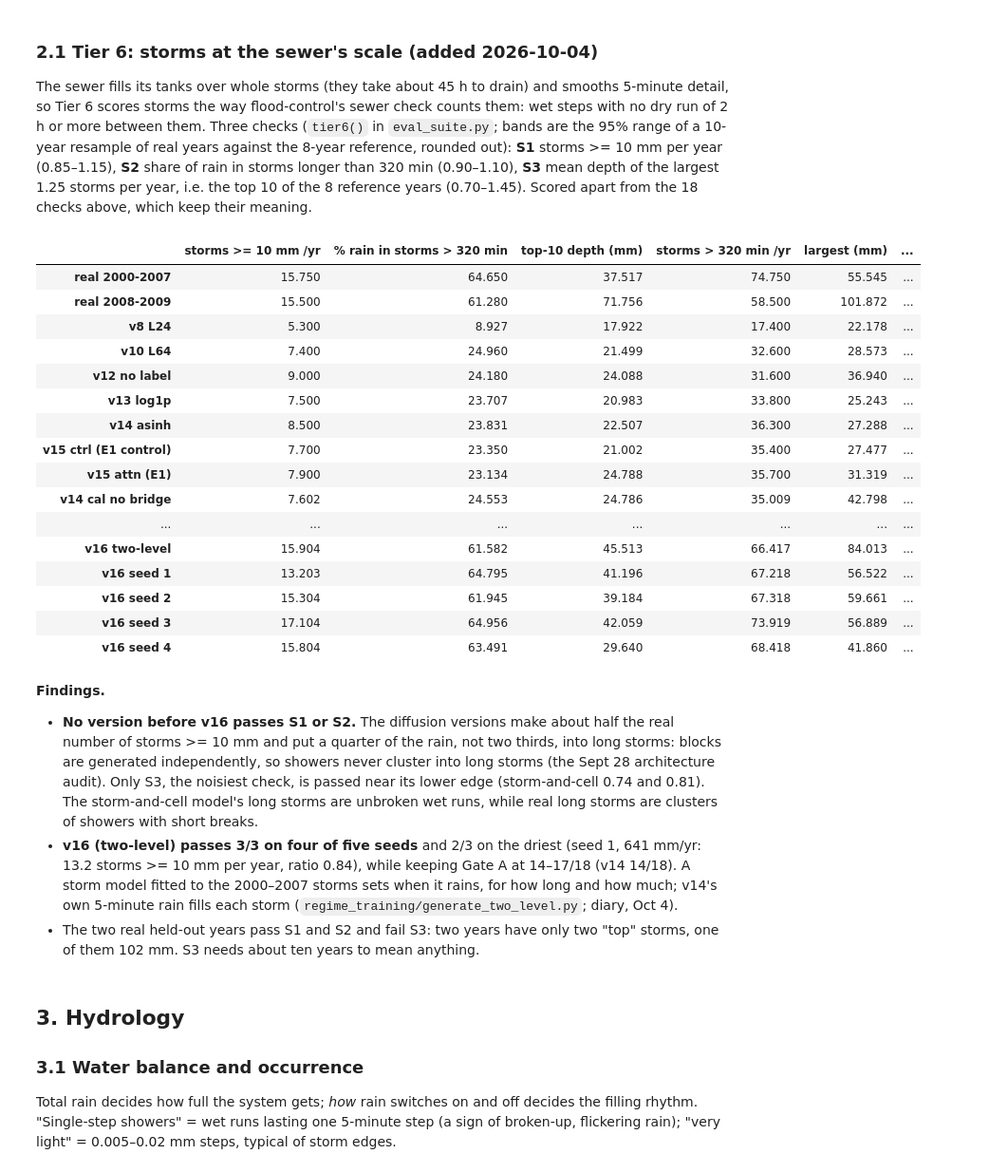
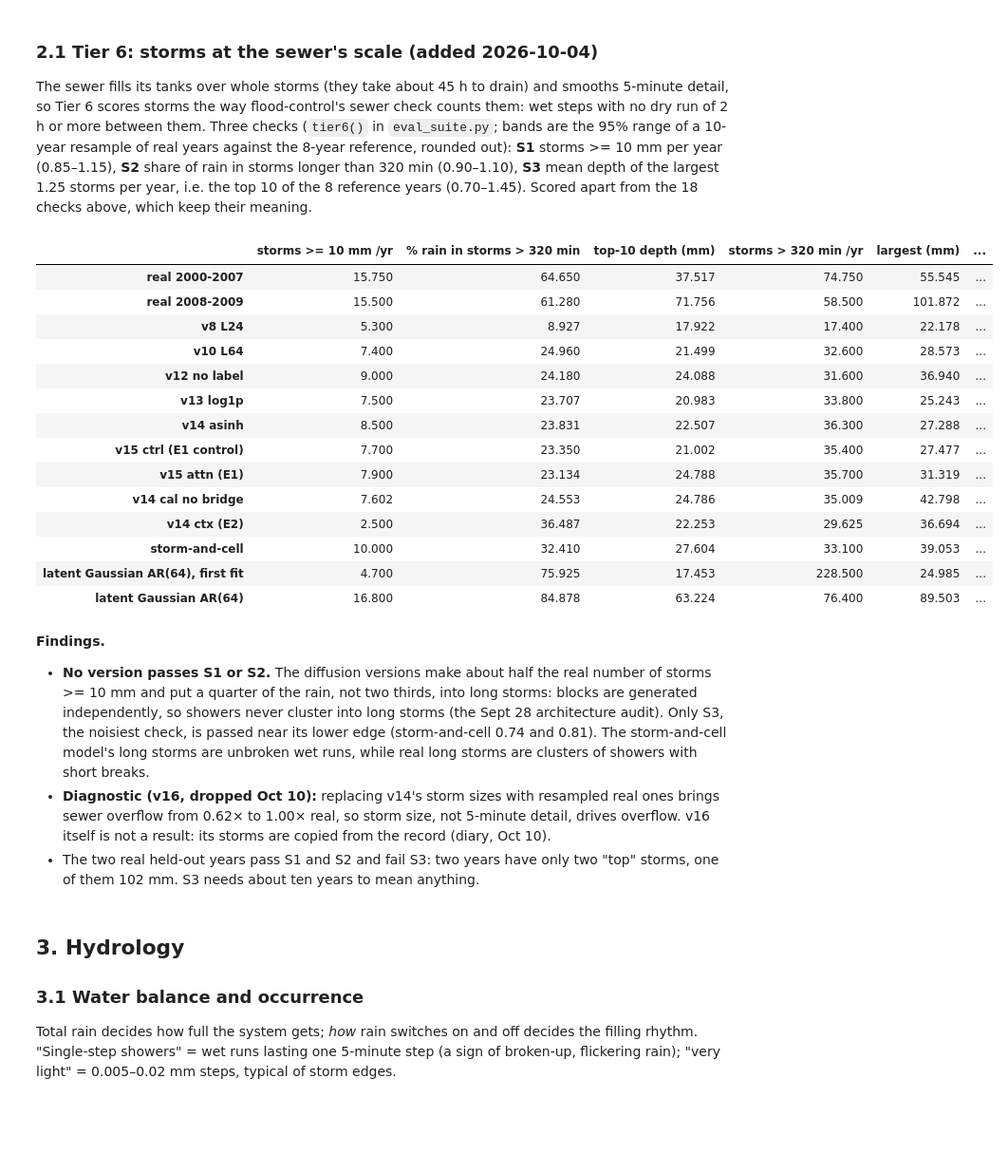
Before and after one commit to tanyarw/ImagenFew, a Jupyter notebook: notebooks/research_evaluation.ipynb, the cells around one changed output. Shown at 95% size. Cells and saved outputs as stored; diff of their text form; code cells hidden in the pictures; blank space fills up the shorter version.

```diff
--- a/notebooks/research_evaluation.ipynb
+++ b/notebooks/research_evaluation.ipynb
@@ -236,47 +237,43 @@ reference years (0.70–1.45). Scored apart from the 18 checks above, which keep
 # %%
 T6 = E['tier6']
 t6rows = ['real 2008-2009', 'v8', 'v10', 'v12', 'v13', 'v14', 'v15_ctrl', 'v15', 'v14_nobridge_cal', 'v14_ctx',
-          'bartlett_lewis', 'arima_copula_len64', 'arima_copula_occ_len64',
-          'v16', 'v16_m1', 'v16_m2', 'v16_m3', 'v16_m4']
+          'bartlett_lewis', 'arima_copula_len64', 'arima_copula_occ_len64']
 cols6 = {'storms_ge10mm_yr': 'storms >= 10 mm /yr', 'rain_in_320min_pct': '% rain in storms > 320 min',
          'top10_storm_mm': 'top-10 depth (mm)', 'storms_320min_yr': 'storms > 320 min /yr', 'max_storm_mm': 'largest (mm)'}
 t6 = pd.DataFrame({n: E['hydro'][n] for n in ['real 2000-2007'] + t6rows}).T[list(cols6)].astype(float)
 for n in t6rows:
     for k, v in T6[n].items():
         t6.loc[n, k.split()[0]] = '✓' if v else '·'
     t6.loc[n, 'Tier 6'] = f'{sum(T6[n].values())}/3'
 t6.index = [lab(n) for n in t6.index]
 t6.rename(columns=cols6).fillna('')
 # %% [output]
 |  | storms >= 10 mm /yr | % rain in storms > 320 min | top-10 depth (mm) | storms > 320 min /yr | largest (mm) | ... |
 | real 2000-2007 | 15.750 | 64.650 | 37.517 | 74.750 | 55.545 | ... |
 | real 2008-2009 | 15.500 | 61.280 | 71.756 | 58.500 | 101.872 | ... |
 | v8 L24 | 5.300 | 8.927 | 17.922 | 17.400 | 22.178 | ... |
 | v10 L64 | 7.400 | 24.960 | 21.499 | 32.600 | 28.573 | ... |
 | v12 no label | 9.000 | 24.180 | 24.088 | 31.600 | 36.940 | ... |
 | v13 log1p | 7.500 | 23.707 | 20.983 | 33.800 | 25.243 | ... |
 | v14 asinh | 8.500 | 23.831 | 22.507 | 36.300 | 27.288 | ... |
 | v15 ctrl (E1 control) | 7.700 | 23.350 | 21.002 | 35.400 | 27.477 | ... |
 | v15 attn (E1) | 7.900 | 23.134 | 24.788 | 35.700 | 31.319 | ... |
 | v14 cal no bridge | 7.602 | 24.553 | 24.786 | 35.009 | 42.798 | ... |
-| ... | ... | ... | ... | ... | ... | ... |
-| v16 two-level | 15.904 | 61.582 | 45.513 | 66.417 | 84.013 | ... |
-| v16 seed 1 | 13.203 | 64.795 | 41.196 | 67.218 | 56.522 | ... |
-| v16 seed 2 | 15.304 | 61.945 | 39.184 | 67.318 | 59.661 | ... |
-| v16 seed 3 | 17.104 | 64.956 | 42.059 | 73.919 | 56.889 | ... |
-| v16 seed 4 | 15.804 | 63.491 | 29.640 | 68.418 | 41.860 | ... |
+| v14 ctx (E2) | 2.500 | 36.487 | 22.253 | 29.625 | 36.694 | ... |
+| storm-and-cell | 10.000 | 32.410 | 27.604 | 33.100 | 39.053 | ... |
+| latent Gaussian AR(64), first fit | 4.700 | 75.925 | 17.453 | 228.500 | 24.985 | ... |
+| latent Gaussian AR(64) | 16.800 | 84.878 | 63.224 | 76.400 | 89.503 | ... |
 # %% [markdown]
 **Findings.**
-* **No version before v16 passes S1 or S2.** The diffusion versions make about half the real
+* **No version passes S1 or S2.** The diffusion versions make about half the real
   number of storms >= 10 mm and put a quarter of the rain, not two thirds, into long storms:
   blocks are generated independently, so showers never cluster into long storms (the Sept 28
   architecture audit). Only S3, the noisiest check, is passed near its lower edge (storm-and-cell
   0.74 and 0.81). The storm-and-cell model's long
   storms are unbroken wet runs, while real long storms are clusters of showers with short breaks.
-* **v16 (two-level) passes 3/3 on four of five seeds** and 2/3 on the driest (seed 1, 641 mm/yr:
-  13.2 storms >= 10 mm per year, ratio 0.84), while keeping Gate A at 14–17/18 (v14 14/18). A
-  storm model fitted to the 2000–2007 storms sets when it rains, for how long and how much; v14's
-  own 5-minute rain fills each storm (`regime_training/generate_two_level.py`; diary, Oct 4).
+* **Diagnostic (v16, dropped Oct 10):** replacing v14's storm sizes with resampled real ones
+  brings sewer overflow from 0.62× to 1.00× real, so storm size, not 5-minute detail, drives
+  overflow. v16 itself is not a result: its storms are copied from the record (diary, Oct 10).
 * The two real held-out years pass S1 and S2 and fail S3: two years have only two "top" storms,
   one of them 102 mm. S3 needs about ten years to mean anything.
 # %% [markdown]
```
Also changed, not shown: parts of 9 cells of this notebook, 9 other files.
